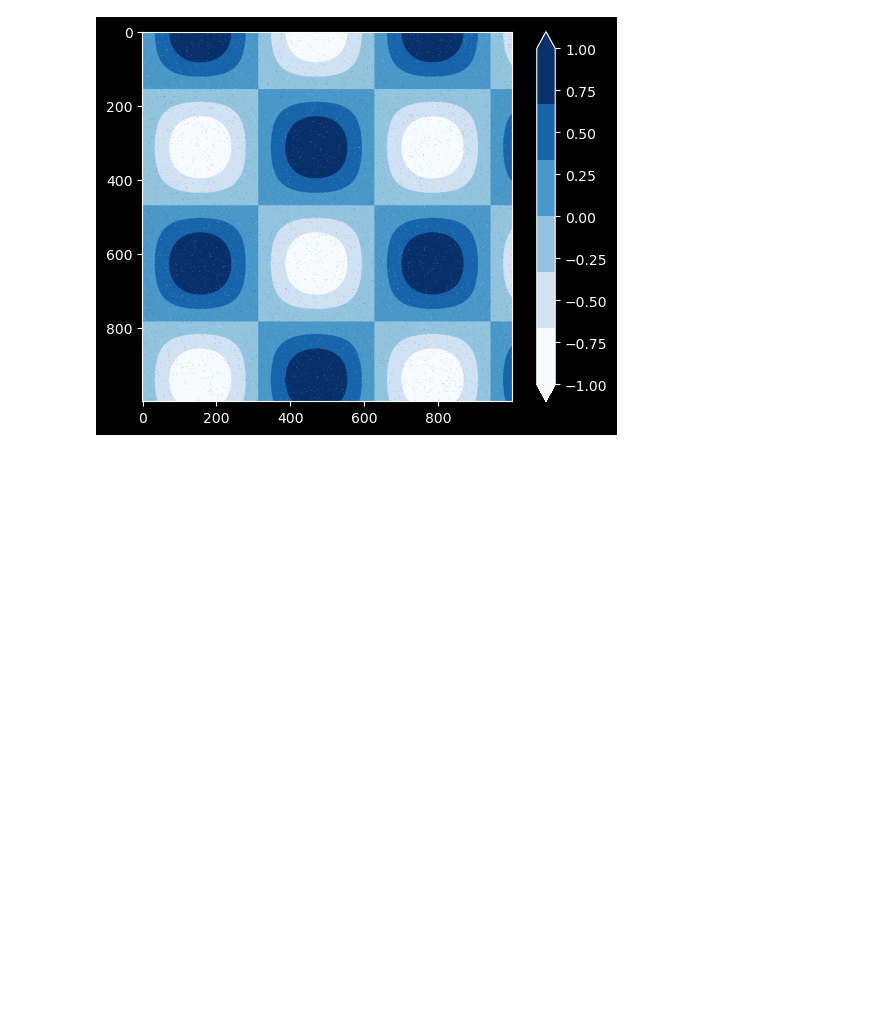
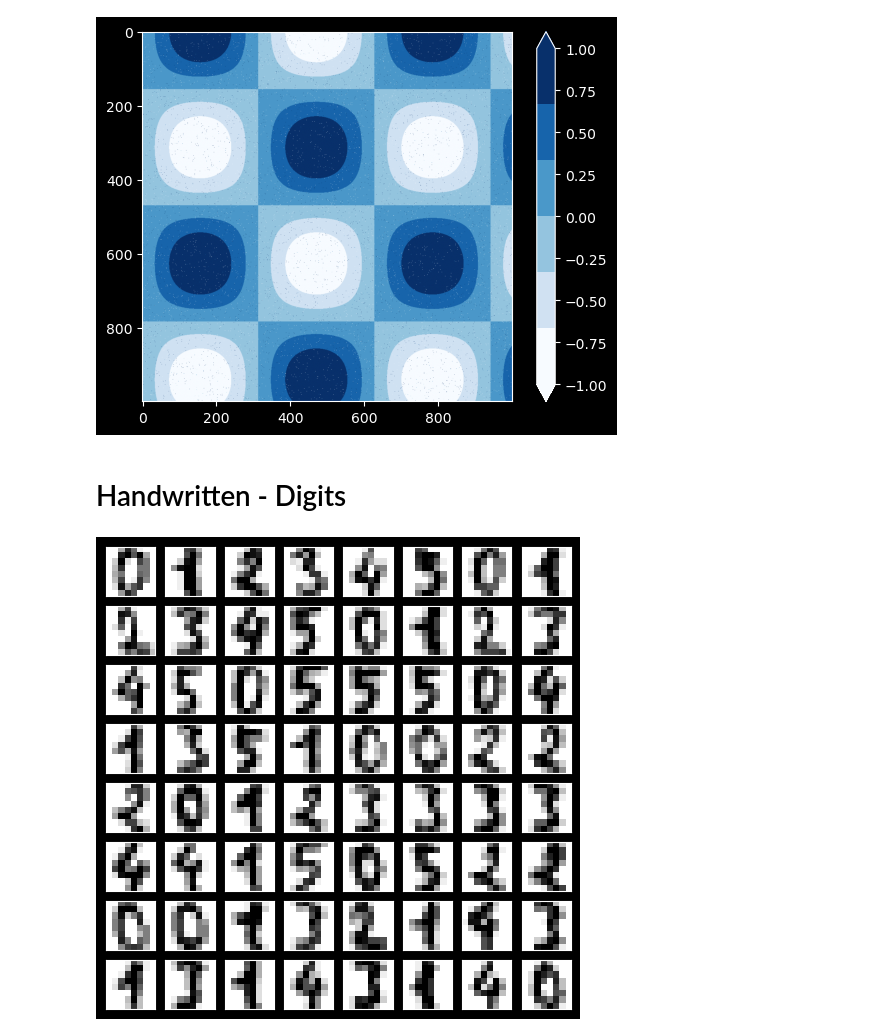
Before and after one commit to Venux09/Data_science_handbook_study, a Jupyter notebook: Matplotlib-data_science_handbook/matplotlib_6.ipynb, the cells around one changed output. Cells and saved outputs as stored; diff of their text form; code cells hidden in the pictures; blank space fills up the shorter version.

Commit message:
add : plotting the handwritten digits

```diff
--- a/Matplotlib-data_science_handbook/matplotlib_6.ipynb
+++ b/Matplotlib-data_science_handbook/matplotlib_6.ipynb
@@ -59,0 +62,13 @@ plt.clim(-1, 1)
+# %% [markdown]
+# Handwritten - Digits
+# %%
+#importing the dataset that was already established in the Scikit Learn
+from sklearn.datasets import load_digits
+digits = load_digits(n_class=6)
+# %%
+fig , ax = plt.subplots(8 , 8 , figsize = (6,6))#making a subplot of
+for i , axi in enumerate(ax.flat):
+    axi.imshow(digits.images[i] , cmap = 'binary')
+    axi.set(xticks = [] ,  yticks = [])
+# %% [output]
+[figure, added]
```
Also changed, not shown: parts of 1 cell of this notebook, 1 other file.
